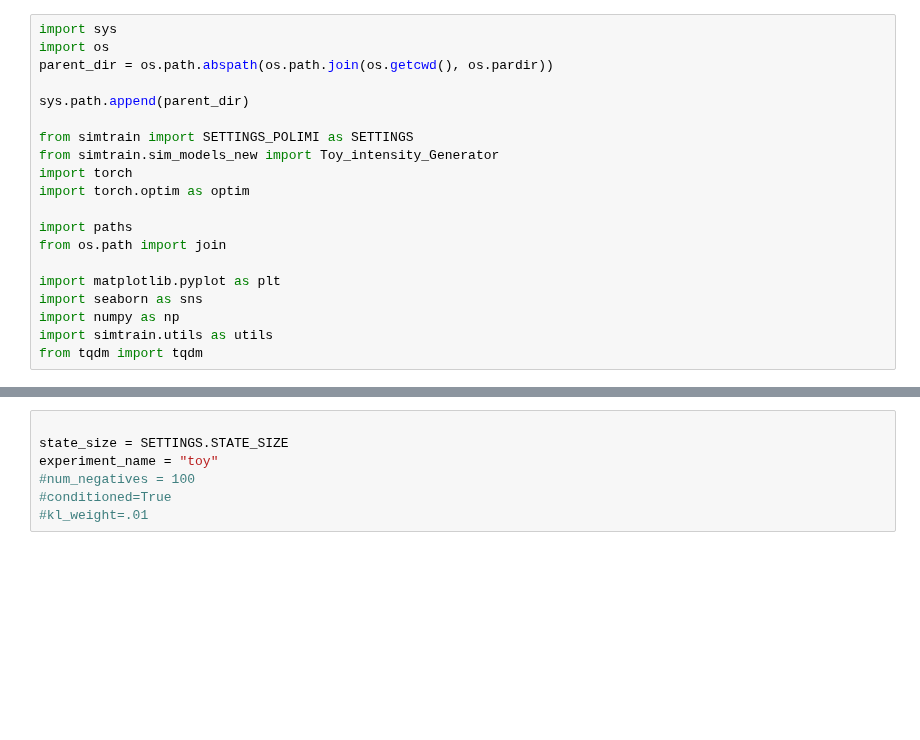
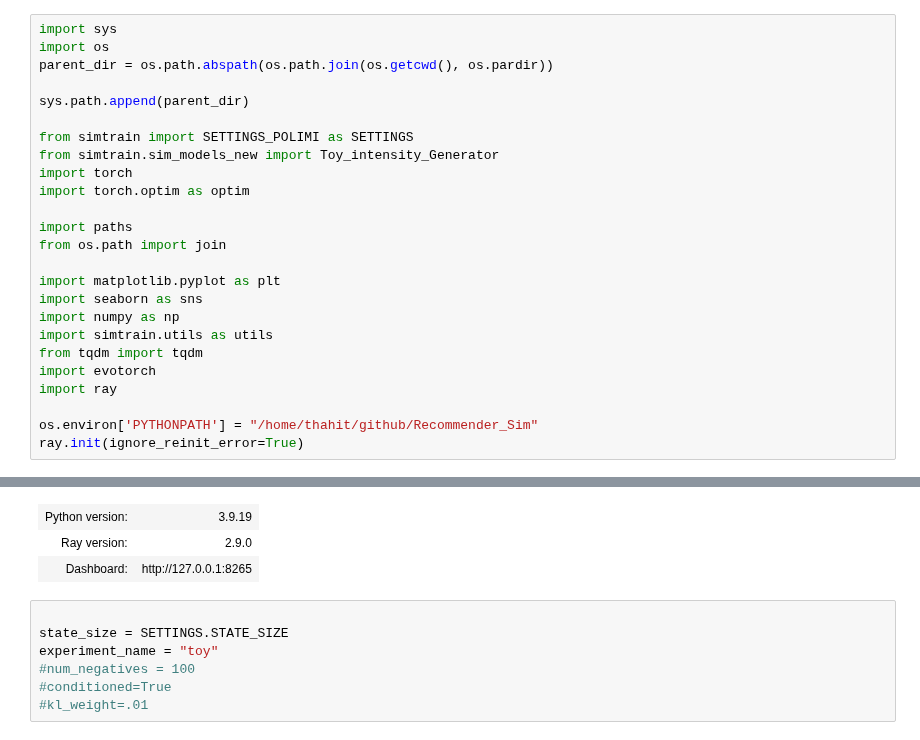
Before and after one commit to Thahit/Recommender_Sim, a Jupyter notebook: notebooks/test_state_intensity.ipynb, the cells around one changed output, grey strips where cells are left out. Cells and saved outputs as stored; diff of their text form; blank space fills up the shorter version.

Commit message:
fix ray error

```diff
--- a/notebooks/test_state_intensity.ipynb
+++ b/notebooks/test_state_intensity.ipynb
@@ -18,3 +18,9 @@ import seaborn as sns
 import numpy as np
 import simtrain.utils as utils
 from tqdm import tqdm
+import evotorch
+import ray
+
+os.environ['PYTHONPATH'] = "/home/thahit/github/Recommender_Sim"
+ray.init(ignore_reinit_error=True)
+# %% [output]
@@ -21,3 +28,6 @@ from tqdm import tqdm
+| Python version: | 3.9.19 |
+| Ray version: | 2.9.0 |
+| Dashboard: | http://127.0.0.1:8265 |
 # %%
 
 state_size = SETTINGS.STATE_SIZE
```
Also changed, not shown: parts of 15 cells of this notebook, 1 other file.
